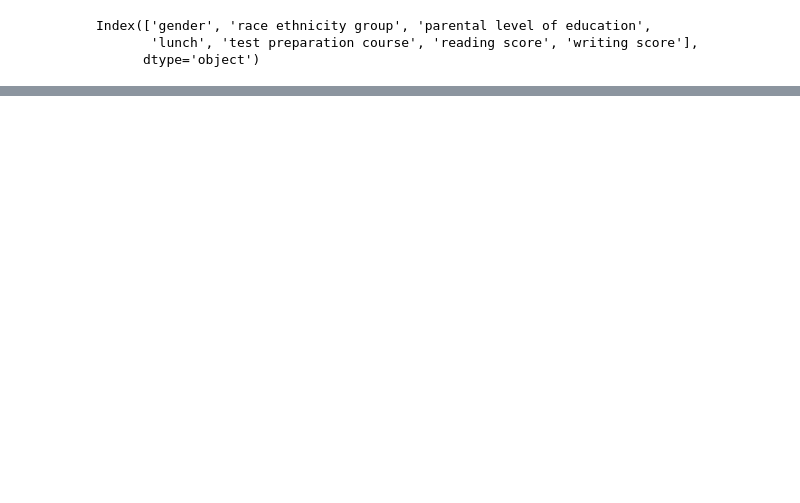
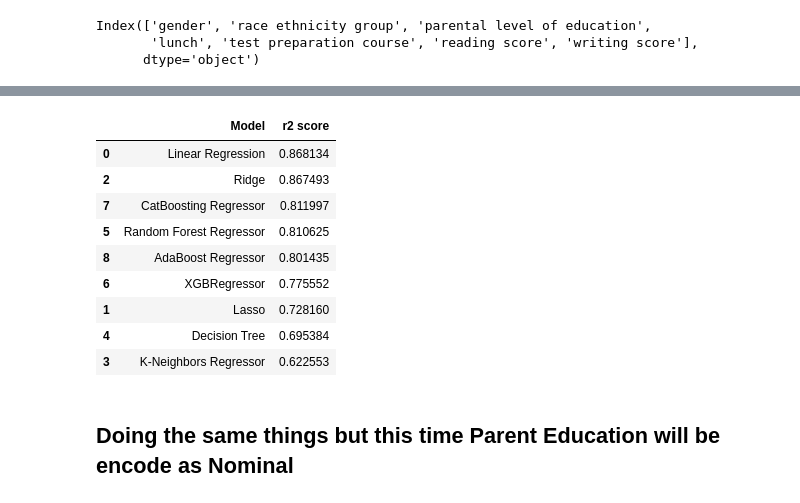
Before and after one commit to Tipto-Ghosh/student-performance-prediction, a Jupyter notebook: notebooks/Model-Training.ipynb, the cells around one changed output, grey strips where cells are left out. Cells and saved outputs as stored; diff of their text form; code cells hidden in the pictures; blank space fills up the shorter version.

Commit message:
EDA and Model Trainer is done

```diff
--- a/notebooks/Model-Training.ipynb
+++ b/notebooks/Model-Training.ipynb
@@ -132,0 +161,2 @@ Index(['gender', 'race ethnicity group', 'parental level of education',
+# %%
+ordinal_features = ['parental level of education']
@@ -132,0 +182,3 @@ Index(['gender', 'race ethnicity group', 'parental level of education',
+# %%
+# do the train test split
+X_train , X_test , y_train , y_test = train_test_split(X , y , test_size = 0.2 , random_state = 42)
@@ -132,0 +193,31 @@ Index(['gender', 'race ethnicity group', 'parental level of education',
+# %%
+# train each model and evaluate
+model_list = []
+r2_list = []
+
+for name , model in models.items():
+    # make the final pipeline
+    full_pipeline = Pipeline(steps = [
+        # processor and trainer
+        ('preprocessor' , preprocessor),
+        ('model' , model)
+    ])
+
+    # train the model
+    full_pipeline.fit(X_train , y_train)
+    # predict on both train and test data
+    y_pred_train = full_pipeline.predict(X_train)
+    y_pred_test = full_pipeline.predict(X_test)
+
+    print(f"Model name: {name}")
+    # evaluate the model
+    print("On training data")
+    print_model_evaluation(y_train , y_pred_train)
+    print('-' * 30)
+    print("On test data")
+    print_model_evaluation(y_test , y_pred_test)
+    print('=' * 30)
+
+    model_list.append(name)
+    r2 = r2_score(y_pred_test , y_test)
+    r2_list.append(r2)
@@ -132,0 +242,20 @@ Index(['gender', 'race ethnicity group', 'parental level of education',
+# %%
+performance = pd.DataFrame(data = {"Model" : model_list ,
+                                   "r2 score" : r2_list
+                                  })
+# %%
+performance = performance.sort_values(by = 'r2 score' , ascending = False)
+performance
+# %% [output]
+|  | Model | r2 score |
+| 0 | Linear Regression | 0.868134 |
+| 2 | Ridge | 0.867493 |
+| 7 | CatBoosting Regressor | 0.811997 |
+| 5 | Random Forest Regressor | 0.810625 |
+| 8 | AdaBoost Regressor | 0.801435 |
+| 6 | XGBRegressor | 0.775552 |
+| 1 | Lasso | 0.728160 |
+| 4 | Decision Tree | 0.695384 |
+| 3 | K-Neighbors Regressor | 0.622553 |
+# %% [markdown]
+## Doing the same things but this time Parent Education will be encode as Nominal
```
Also changed, not shown: parts of 21 cells of this notebook, 4 other files.
